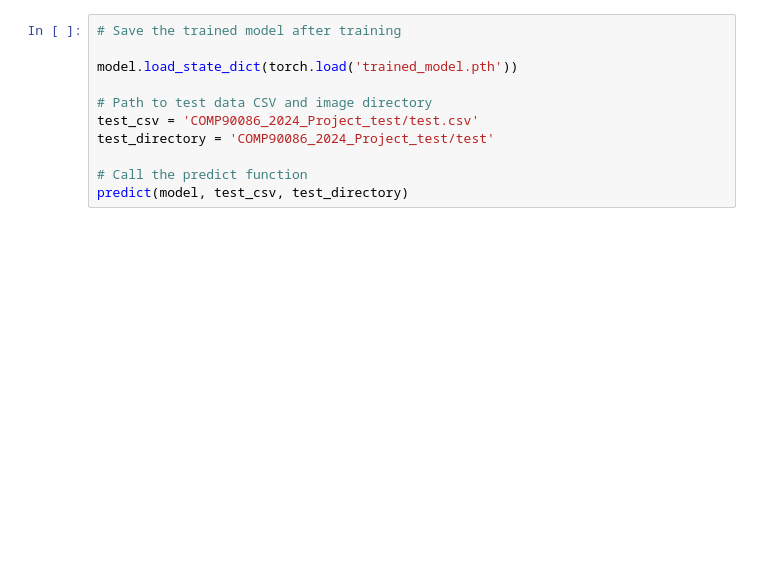
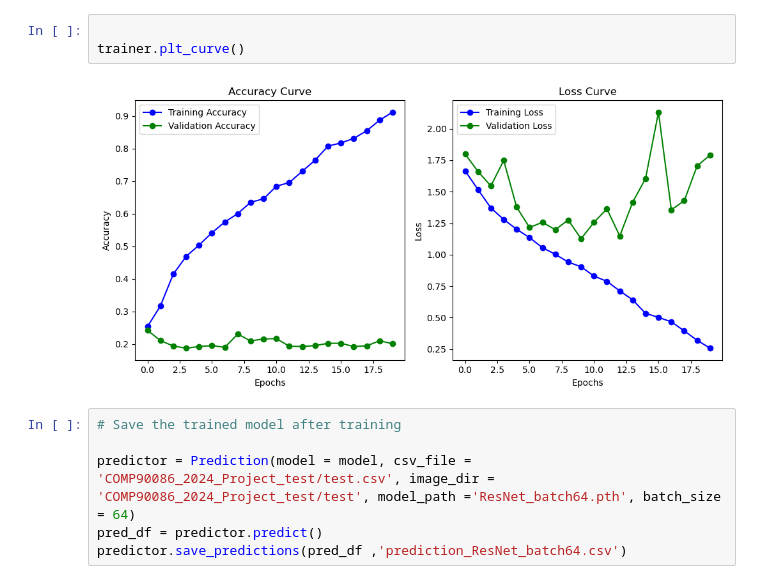
Before and after one commit to TYU-Zeng/Computer-Vision-COMP90086_2024_SM2, a Jupyter notebook: ResNet.ipynb, the cells around one changed output. Saved outputs shown, nothing was run; the diff lists cells and outputs as text; blank space fills up the shorter version.

```diff
--- a/ResNet.ipynb
+++ b/ResNet.ipynb
@@ -14,11 +234,11 @@ KeyboardInterrupt:
+# %%
+
+trainer.plt_curve()
+# %% [output]
+[figure, added]
 # %%
 # Save the trained model after training
 
-model.load_state_dict(torch.load('trained_model.pth'))
-
-# Path to test data CSV and image directory
-test_csv = 'COMP90086_2024_Project_test/test.csv'
-test_directory = 'COMP90086_2024_Project_test/test'
-
-# Call the predict function
-predict(model, test_csv, test_directory)
+predictor = Prediction(model = model, csv_file = 'COMP90086_2024_Project_test/test.csv', image_dir = 'COMP90086_2024_Project_test/test', model_path ='ResNet_batch64.pth', batch_size = 64)
+pred_df = predictor.predict()
+predictor.save_predictions(pred_df ,'prediction_ResNet_batch64.csv')
```
Also changed, not shown: parts of 2 cells of this notebook, 3 other files.
